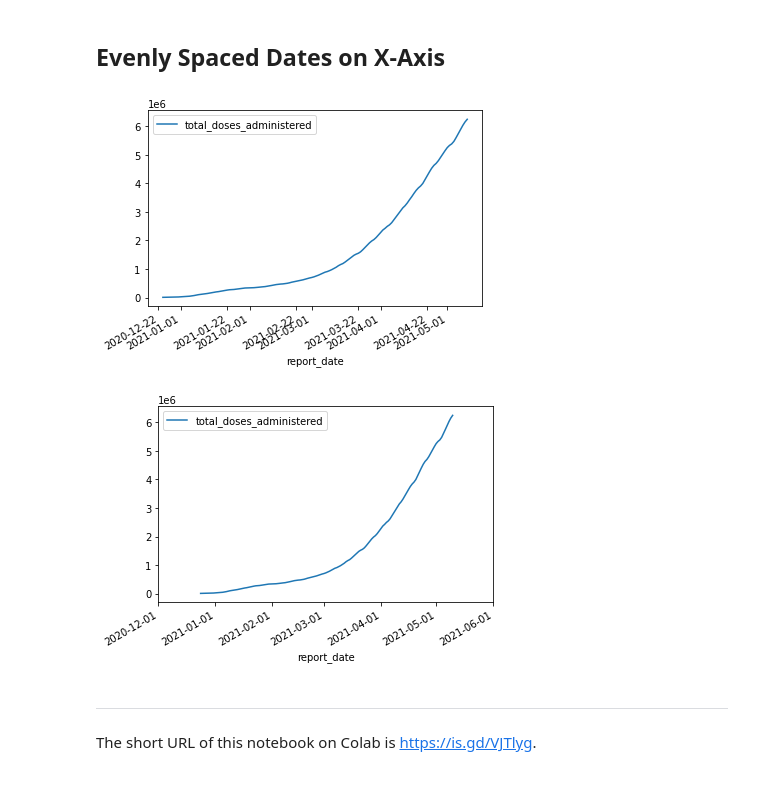
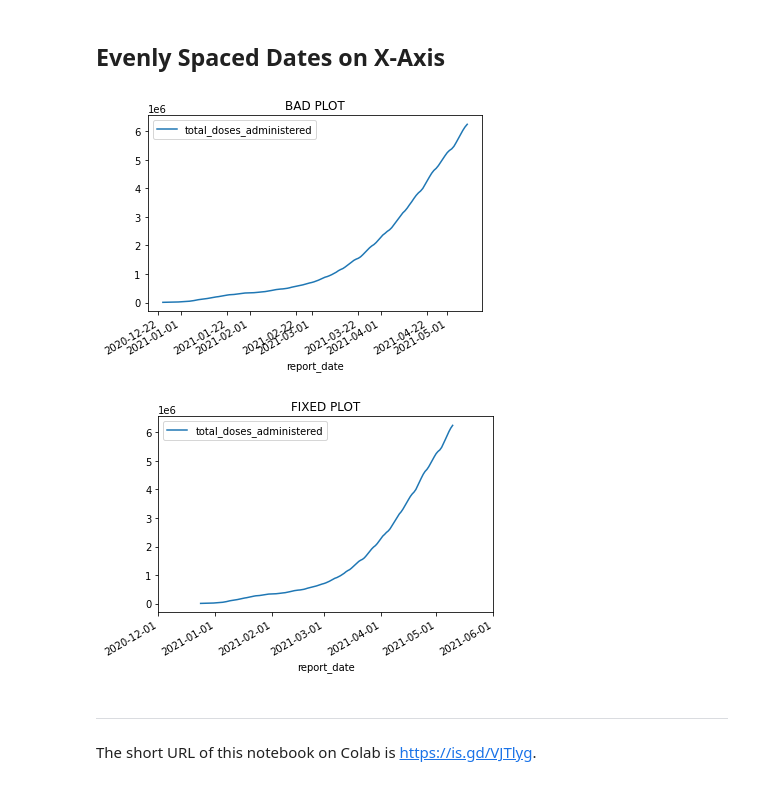
Before and after one commit to pbeens/OTF-Data-Analysis-2021-05, a Jupyter notebook: Demo_Fixing_Data.ipynb, the cells around one changed output. Drawn from its saved outputs; the diff is of its cells as text; code cells hidden in the pictures.

```diff
--- a/Demo_Fixing_Data.ipynb
+++ b/Demo_Fixing_Data.ipynb
@@ -417,12 +417,13 @@ df['report_date'] = pd.to_datetime(df['report_date'])
 # %%
 # By default the x-axis ticks on this plot are spaced unevenly. See how we fix
 # that in the next cell.
 
 plot = df.plot(kind='line',
                x='report_date',
-               y='total_doses_administered',  # if plotting more than one column, use a list)
+               y='total_doses_administered',
+               title="BAD PLOT")
 # %% [output]
-[figure, old version]
+[figure, new version]
 # %%
 # First, we create a list of the x-ticks we want. 'MS' means beginning of month.
 dateIndex = pd.date_range(start='2020-12-1', end='2021-6-1', freq='MS')
@@ -431,9 +432,10 @@ dateIndex = pd.date_range(start='2020-12-1', end='2021-6-1', freq='MS')
 plot = df.plot(kind='line',
                x='report_date',
                y='total_doses_administered',
-               xticks=dateIndex)
+               xticks=dateIndex,  # this line was added
+               title='FIXED PLOT')
 # %% [output]
-[figure, old version]
+[figure, new version]
 # %% [markdown]
 ---
 The short URL of this notebook on Colab is https://is.gd/VJTlyg.
```
Also changed, not shown: parts of 4 cells of this notebook.
